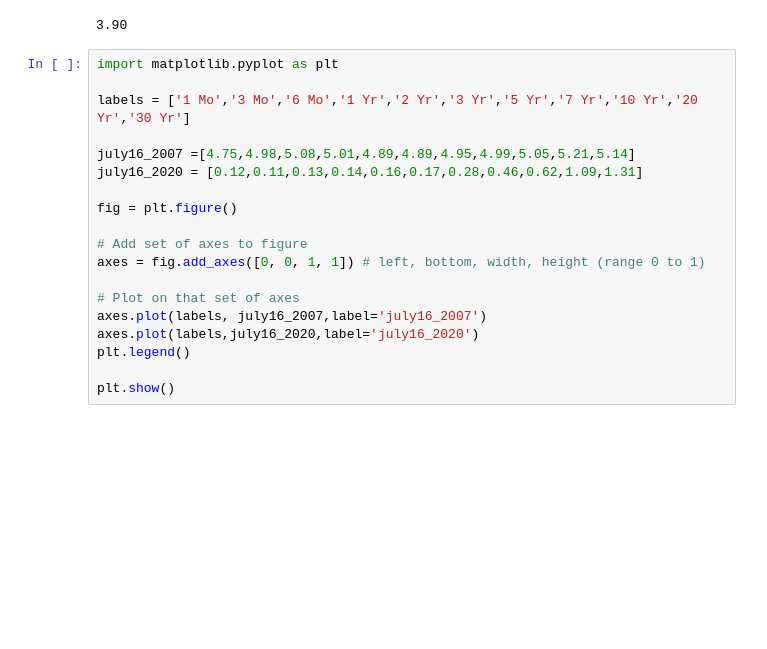
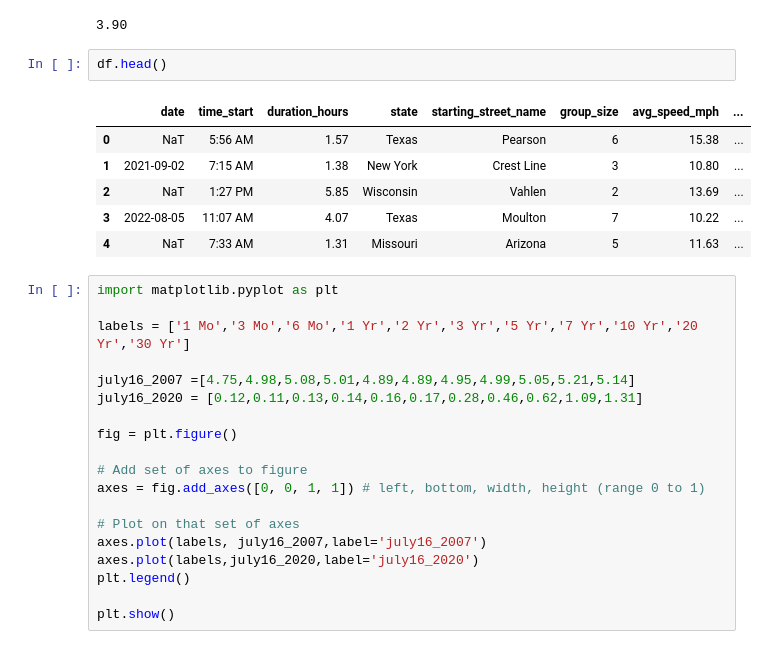
Before and after one commit to humam-hossain/project-ml, a Jupyter notebook: python/test.ipynb, the cells around one changed output. Drawn from its saved outputs; the diff is of its cells as text; blank space fills up the shorter version.

```diff
--- a/python/test.ipynb
+++ b/python/test.ipynb
@@ -200,6 +198,15 @@ avg_group_size_2022 = df_2022["group_size"].mean()
 print(f"{avg_group_size_2022:.2f}")
 # %% [output]
 3.90
+# %%
+df.head()
+# %% [output]
+|  | date | time_start | duration_hours | state | starting_street_name | group_size | avg_speed_mph | ... |
+| 0 | NaT | 5:56 AM | 1.57 | Texas | Pearson | 6 | 15.38 | ... |
+| 1 | 2021-09-02 | 7:15 AM | 1.38 | New York | Crest Line | 3 | 10.80 | ... |
+| 2 | NaT | 1:27 PM | 5.85 | Wisconsin | Vahlen | 2 | 13.69 | ... |
+| 3 | 2022-08-05 | 11:07 AM | 4.07 | Texas | Moulton | 7 | 10.22 | ... |
+| 4 | NaT | 7:33 AM | 1.31 | Missouri | Arizona | 5 | 11.63 | ... |
 # %%
 import matplotlib.pyplot as plt
 
```
Also changed, not shown: parts of 2 cells of this notebook, 4 other files.
